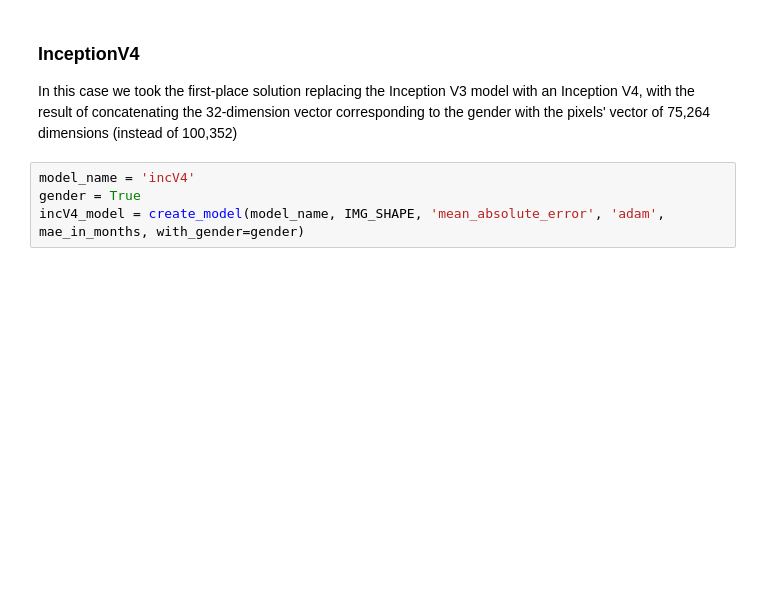
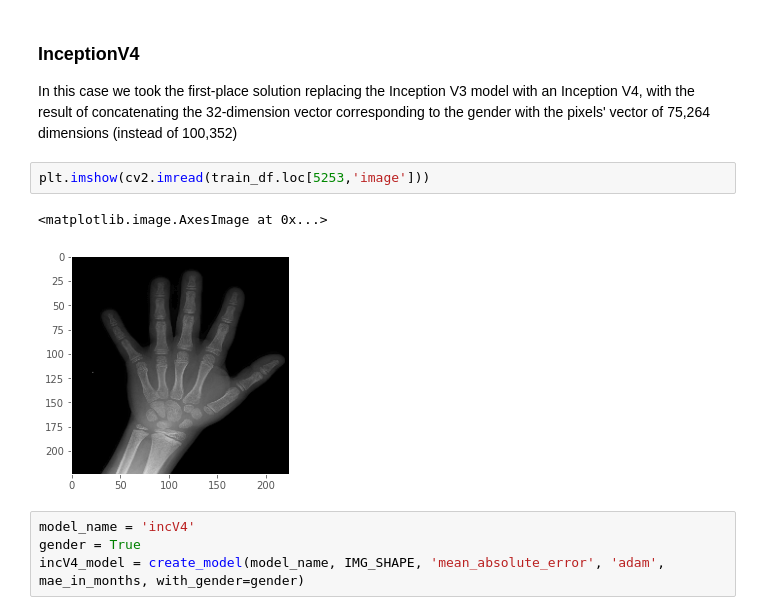
Before and after one commit to tommilotta/BoneAgePrediction, a Jupyter notebook: regression_model.ipynb, the cells around one changed output. Cells and saved outputs as stored; diff of their text form; blank space fills up the shorter version.

```diff
--- a/regression_model.ipynb
+++ b/regression_model.ipynb
@@ -256,6 +341,11 @@ plt.savefig(path+'plots/{}-gender={}-epochs={}_train_loss.png'.format(incV3_mode
 # %% [markdown]
 ### InceptionV4
 In this case we took the first-place solution replacing the Inception V3 model with an Inception V4, with the result of concatenating the 32-dimension vector corresponding to the gender with the pixels' vector of 75,264 dimensions (instead of 100,352)
+# %%
+plt.imshow(cv2.imread(train_df.loc[5253,'image']))
+# %% [output]
+<matplotlib.image.AxesImage at 0x...>
+[figure, added]
 # %%
 model_name = 'incV4'
 gender = True
```
Also changed, not shown: parts of 55 cells of this notebook.
